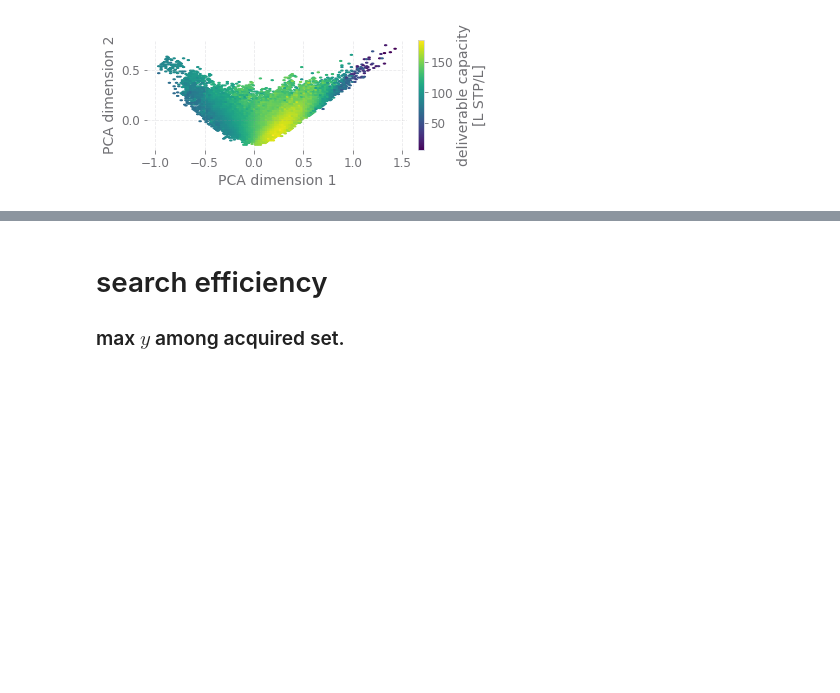
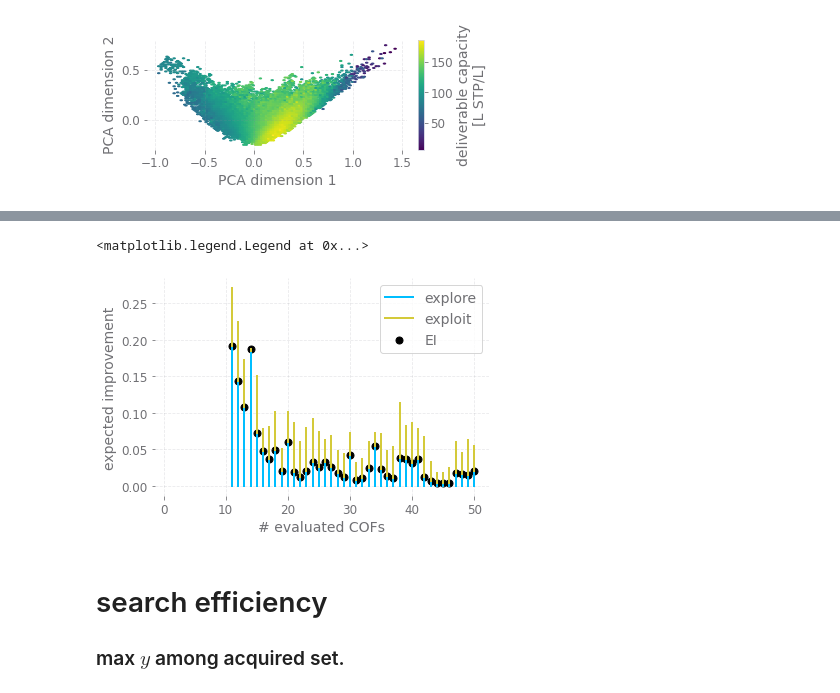
Before and after one commit to aryandeshwal/BO_of_COFs, a Jupyter notebook: new/viz.ipynb, the cells around one changed output, grey strips where cells are left out. Saved outputs shown, nothing was run; the diff lists cells and outputs as text; code cells hidden in the pictures; blank space fills up the shorter version.

Commit message:
viz explore exploit

```diff
--- a/new/viz.ipynb
+++ b/new/viz.ipynb
@@ -141,3 +144,24 @@ plt.savefig("search_efficiency_for_specific_acquisition_run.pdf")
+# %%
+# explore vs exploit
+explore_exploit_acquisition_terms = bo_res['explore_exploit_balance'][which_BO_run]
+
+# ei term
+explore_term = np.array([ee_i[0] for ee_i in explore_exploit_acquisition_terms])
+exploit_term = np.array([ee_i[1] for ee_i in explore_exploit_acquisition_terms])
+
+plt.figure()
+plt.xlabel('# evaluated COFs')
+plt.ylabel('expected improvement')
+for i in range(bo_res['nb_iterations']):
+    plt.plot([i+1, i+1], [0, explore_term[i]], color="C0")
+    plt.plot([i+1, i+1], [explore_term[i], explore_term[i] + exploit_term[i]], color="C1")
+plt.plot([], [], color="C0", label="explore")
+plt.plot([], [], color="C1", label="exploit")
+plt.scatter(range(1, bo_res['nb_iterations'] + 1), explore_term + exploit_term, color="k", label="EI")
+plt.legend()
+# %% [output]
+<matplotlib.legend.Legend at 0x...>
+[figure, added]
 # %% [markdown]
 # search efficiency
 ### max $y$ among acquired set.
```
Also changed, not shown: parts of 3 cells of this notebook.
